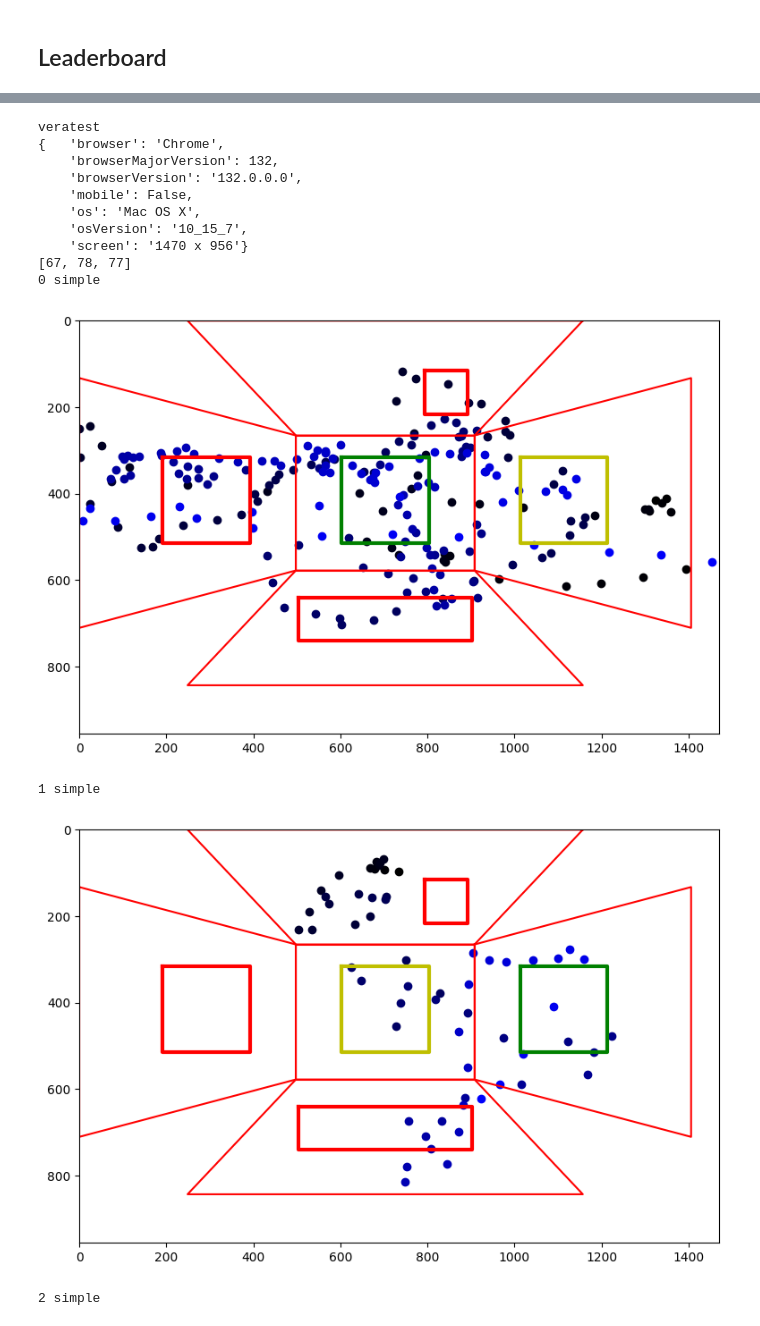
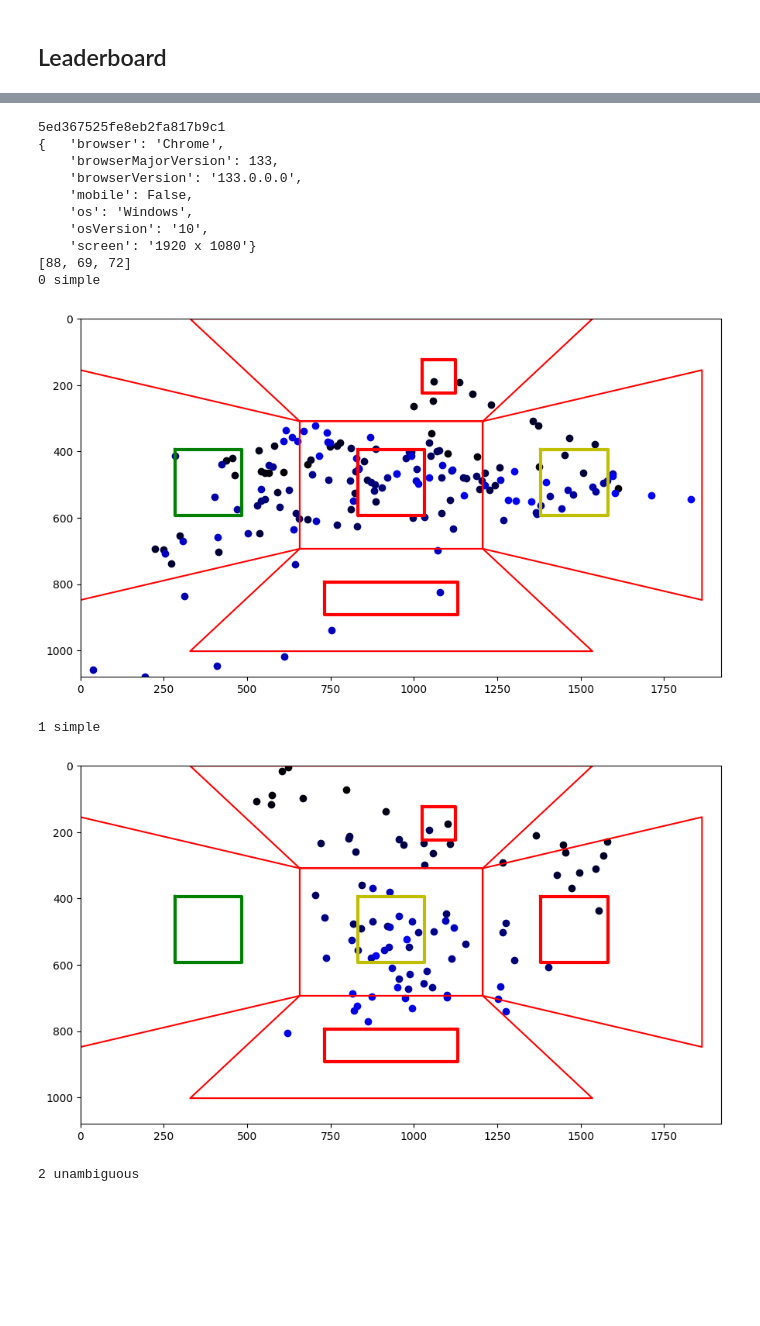
Before and after one commit to GAtemROU/Thesis-Project, a Jupyter notebook: analysis/preprocessing_and_init_analysis.ipynb, the cells around one changed output, grey strips where cells are left out. Drawn from its saved outputs; the diff is of its cells as text; code cells hidden in the pictures; blank space fills up the shorter version.

```diff
--- a/analysis/preprocessing_and_init_analysis.ipynb
+++ b/analysis/preprocessing_and_init_analysis.ipynb
@@ -13,9 +15,8 @@ pp = pprint.PrettyPrinter(indent=4)
 # %%
 remove_negative_gaze = False
-
-df_name = 'experiment_results_public_add_cal'
+# code CJ45HISW
 filter_blacklist = True
-blacklist = ['rita_10-02-2025-2']
+blacklist = ['j']
 df = pd.read_csv(f'data/raw_data/{df_name}.csv')
 df = df.drop('type', axis=1)
 
@@ -48,7 +49,7 @@ df = pd.concat([df, pd.json_normalize(df.apply(lambda x: parse(x['answer']), axi
 if remove_negative_gaze:
     df.gaze = df.gaze.apply(lambda x: {key:val for key, val in json.loads(base64.b64decode(x)).items() if int(key) > 0})
 else:
-    df.gaze = df.gaze.apply(lambda x: json.loads(base64.b64decode(x)))
+    df.gaze = df.gaze.apply(lambda x: {key:val for key, val in json.loads(base64.b64decode(x)).items() if val['x'] is not None})
 df.sort_values(by=['workerid', 'userTrialId'], inplace=True)
 df.reset_index(drop=True, inplace=True)
 df['deviceInfo'] = df['deviceInfo'].ffill()
@@ -483,7 +500,14 @@ df[['propTimeOnTrgtComplex', 'propTimeOnTrgtSimple', 'propTimeOnTrgtUnambiguous'
 # %%
+df = pd.read_csv(f'data/preprocessed_data/{df_name}.csv')
+df['coordinates'] = df['coordinates'].apply(lambda x: json.loads(x))
+df['gaze'] = df['gaze'].apply(lambda x: json.loads(x))
+
 def gen_plot(workerid, trial_id, gaze, coords, trgt_pos, comp_pos, condition, correct):
-    window_resolution = [coords['img1']['x'] + coords['img3']['x'] + coords['img3']['width'],
+    try:
+        window_resolution = [coords['img1']['x'] + coords['img3']['x'] + coords['img3']['width'],
                             2*coords['img1']['y'] + coords['img1']['height']]
+    except:
+        print(coords)
     imgs = ['img1', 'img2', 'img3', 'sent_msg', 'available_msgs']
     x, y = [], []
     x = np.array([val['x'] for val in gaze.values()])
@@ -513,9 +537,9 @@ def gen_plot(workerid, trial_id, gaze, coords, trgt_pos, comp_pos, condition, co
     plt.gca().invert_yaxis()
     plt.axis('off')
     plt.tight_layout()
-    os.makedirs(f'data/gaze_plots/tests/{condition}/{correct}/{workerid}/', exist_ok=True)
+    os.makedirs(f'data/gaze_plots/pilot/{condition}/{correct}/{workerid}/', exist_ok=True)
     # resize output image to 400x400 before saving
-    plt.savefig(f'data/gaze_plots/tests/{condition}/{correct}/{workerid}/{workerid}_{condition}_{trial_id}_{correct}.png', bbox_inches="tight", transparent=True, pad_inches=0)
+    plt.savefig(f'data/gaze_plots/pilot/{condition}/{correct}/{workerid}/{workerid}_{condition}_{trial_id}_{correct}.png', bbox_inches="tight", transparent=True, pad_inches=0)
     plt.close()
 
 df.apply(lambda x: gen_plot(x['workerid'], x['userTrialId'], x['gaze'], x['coordinates'], x['trgtPos'], x['compPos'], x['condition'], x['correct']), axis=1)
@@ -555,5 +583,5 @@ pp.pprint(leaderboard_df)
 # %%
-participant = df['workerid'].unique()[-1]
+participant = df['workerid'].unique()[0]
 print(participant)
 sample = df[df['workerid']==participant]
 pp.pprint(sample.iloc[0].deviceInfo)
@@ -569,7 +597,7 @@ def plot_polygons(coords, plot):
 
 aoi = ['img1', 'img2', 'img3', 'sent_msg', 'available_msgs']
 
-for i in range(12):
+for i in range(len(sample)):
     cur_sample = sample.iloc[i]
     gaze_sample = None
     gaze_sample = cur_sample.gaze
@@ -587,41 +615,41 @@ for i in range(12):
     # make every next point slightly hue color on the plot to represent a scanpath
     for i in range(len(x)):
         plt.plot(x[i], y[i], color=(0, 0, i/len(x)), marker='o')
 
 
     plt.xlim(0, resolution[0])
     plt.ylim(0, resolution[1])
     plt.gca().invert_yaxis()
 
 
     plot_polygons(cur_sample.coordinates, plt)
     for i, area in enumerate(aoi):
         cur_coords = cur_sample.coordinates[area]
         x_min = max(0, cur_coords['x'])
         x_max = cur_coords['x'] + cur_coords['width']
         y_min = max(0, cur_coords['y'])
         y_max = cur_coords['y'] + cur_coords['height']
         # plot boxes around AOI
         color = 'r'
         if cur_sample.trgtPos == i:
             color = 'g'
         if cur_sample.compPos == i:
             color = 'y'
         plt.plot([x_min, x_max, x_max, x_min, x_min], [y_min, y_min, y_max, y_max, y_min], color=color, linewidth=3)
 
     plt.show()
 # %% [output]
-veratest
+5ed367525fe8eb2fa817b9c1
 {   'browser': 'Chrome',
-    'browserMajorVersion': 132,
-    'browserVersion': '132.0.0.0',
+    'browserMajorVersion': 133,
+    'browserVersion': '133.0.0.0',
     'mobile': False,
-    'os': 'Mac OS X',
-    'osVersion': '10_15_7',
-    'screen': '1470 x 956'}
-[67, 78, 77]
+    'os': 'Windows',
+    'osVersion': '10',
+    'screen': '1920 x 1080'}
+[88, 69, 72]
 0 simple
-[figure, old version]
+[figure, new version]
 1 simple
-[figure, old version]
+[figure, new version]
-2 simple
+2 unambiguous
```
Also changed, not shown: parts of 8 cells of this notebook, 21 other files.
